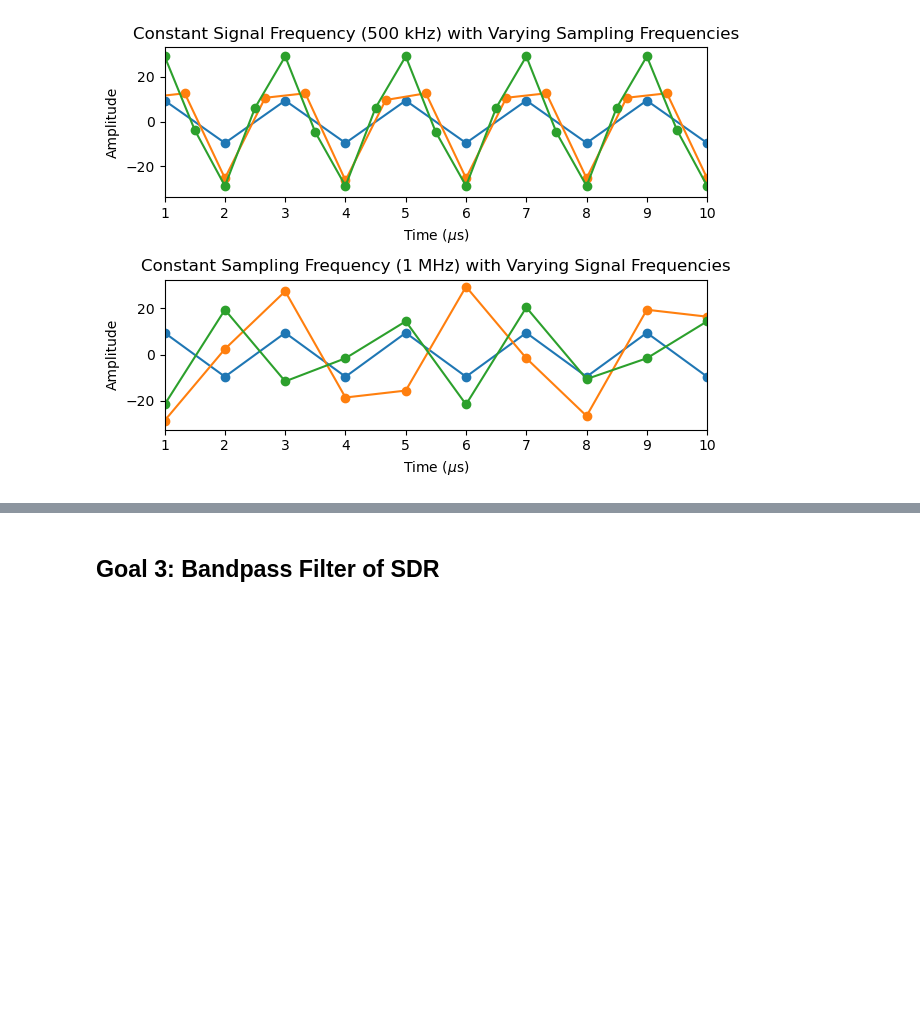
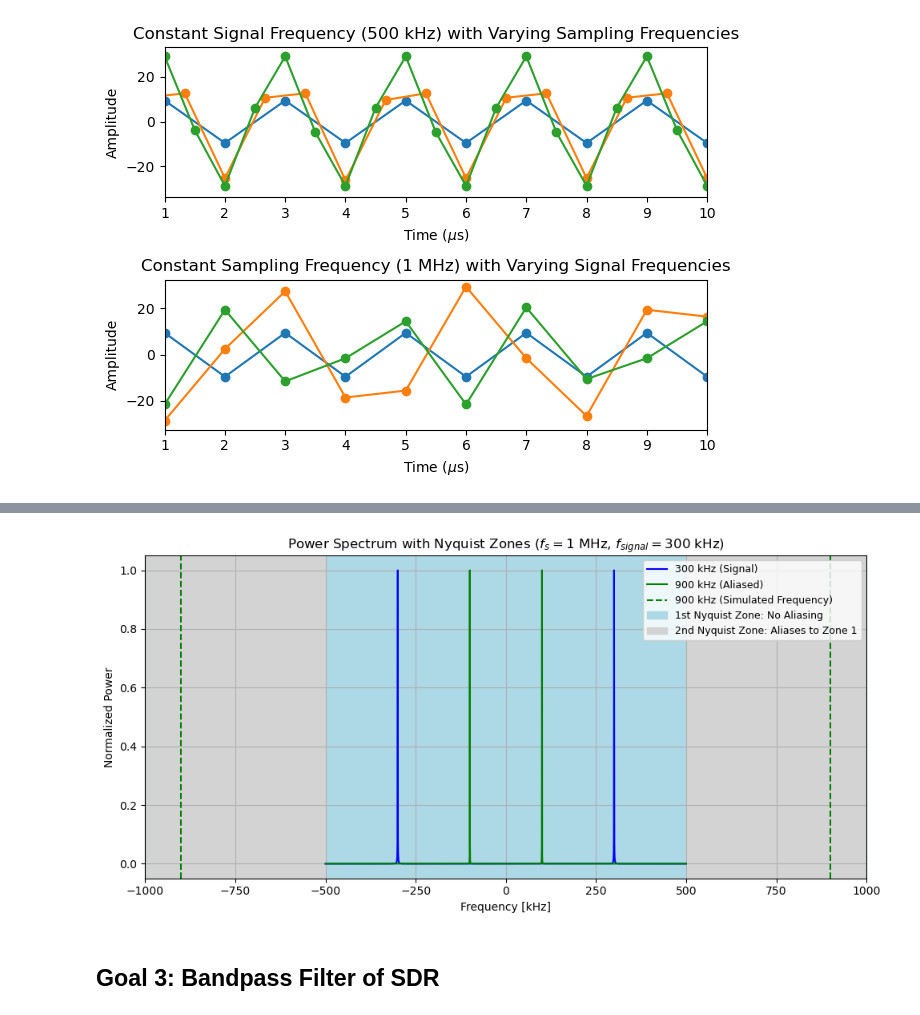
Before and after one commit to averybooks/radiolab2026-Cal, a Jupyter notebook: LAB1_Code.ipynb, the cells around one changed output, grey strips where cells are left out. Cells and saved outputs as stored; diff of their text form; code cells hidden in the pictures; blank space fills up the shorter version.

```diff
--- a/LAB1_Code.ipynb
+++ b/LAB1_Code.ipynb
@@ -122,2 +169,70 @@ plt.show()
+# %%
+import numpy as np
+import matplotlib.pyplot as plt
+
+# Load the specific dataset: fs = 1 MHz, f_signal = 300 kHz
+data = np.load("C:/Users/medin/Downloads/Spring_2026/ASTRON121/LAB1_DATA/Nyquist_Sampling/test_1MHz_300kHz.npz")
+signal = data["arr_0"][2]  # Using D = 2
+signal = signal - np.mean(signal)
+
+# Parameters
+fs = 1e6          # Sampling frequency (Hz)
+nyquist_freq = fs / 2
+true_freq = 300e3 # Signal frequency (Hz)
+N = len(signal)
+
+# Simulated aliased frequency (900 kHz, in 2nd Nyquist zone)
+f_alias = 900e3
+time = np.arange(N) / fs
+signal_alias = np.cos(2 * np.pi * f_alias * time)
+
+# Compute power spectra
+spectrum = np.fft.fft(signal)
+freq = np.fft.fftfreq(N, d=1/fs)
+spectrum_shift = np.fft.fftshift(spectrum)
+freqs_shift = np.fft.fftshift(freq)
+power = np.abs(spectrum_shift)**2
+
+spectrum_alias = np.fft.fft(signal_alias)
+power_alias = np.abs(np.fft.fftshift(spectrum_alias))**2
+
+# Plot
+plt.figure(figsize=(10, 5))
+plt.plot(freqs_shift/1e3, power / np.max(power), color='blue', label='300 kHz (Signal)')
+plt.plot(freqs_shift/1e3, power_alias / np.max(power_alias), color='green', label='900 kHz (Aliased)')
+
+# Mark frequencies
+plt.axvline(f_alias/1e3, color='green', linestyle='--', label='900 kHz (Simulated Frequency)')
+plt.axvline(-f_alias/1e3, color='green', linestyle='--')
+
+# Shade and label Nyquist zones (using your labeling logic)
+for zone in range(1, 4):
+    left = (zone - 1) * nyquist_freq
+    right = zone * nyquist_freq
+    color = 'lightblue' if zone % 2 == 1 else 'lightgray'
+
+    if zone == 1:
+        label_pos = '1st Nyquist Zone: No Aliasing'
+        label_neg = '_nolegend_'
+    elif zone == 2:
+        label_pos = '2nd Nyquist Zone: Aliases to Zone 1'
+        label_neg = '_nolegend_'
+    else:
+        label_pos = '_nolegend_'
+        label_neg = '_nolegend_'
+
+    plt.axvspan(left/1e3, right/1e3, color=color, label=label_pos)
+    plt.axvspan(-right/1e3, -left/1e3, color=color, label=label_neg)
+
+plt.xlabel('Frequency [kHz]')
+plt.ylabel('Normalized Power')
+plt.title(r'Power Spectrum with Nyquist Zones ($f_s = 1$ MHz, $f_{signal} = 300$ kHz)')
+plt.legend(fontsize=9)
+plt.xlim(-1000, 1000)
+plt.grid()
+plt.tight_layout()
+plt.show()
+# %% [output]
+[figure, added]
 # %% [markdown]
 ## Goal 3: Bandpass Filter of SDR
```
Also changed, not shown: parts of 23 cells of this notebook, 1 other file.
